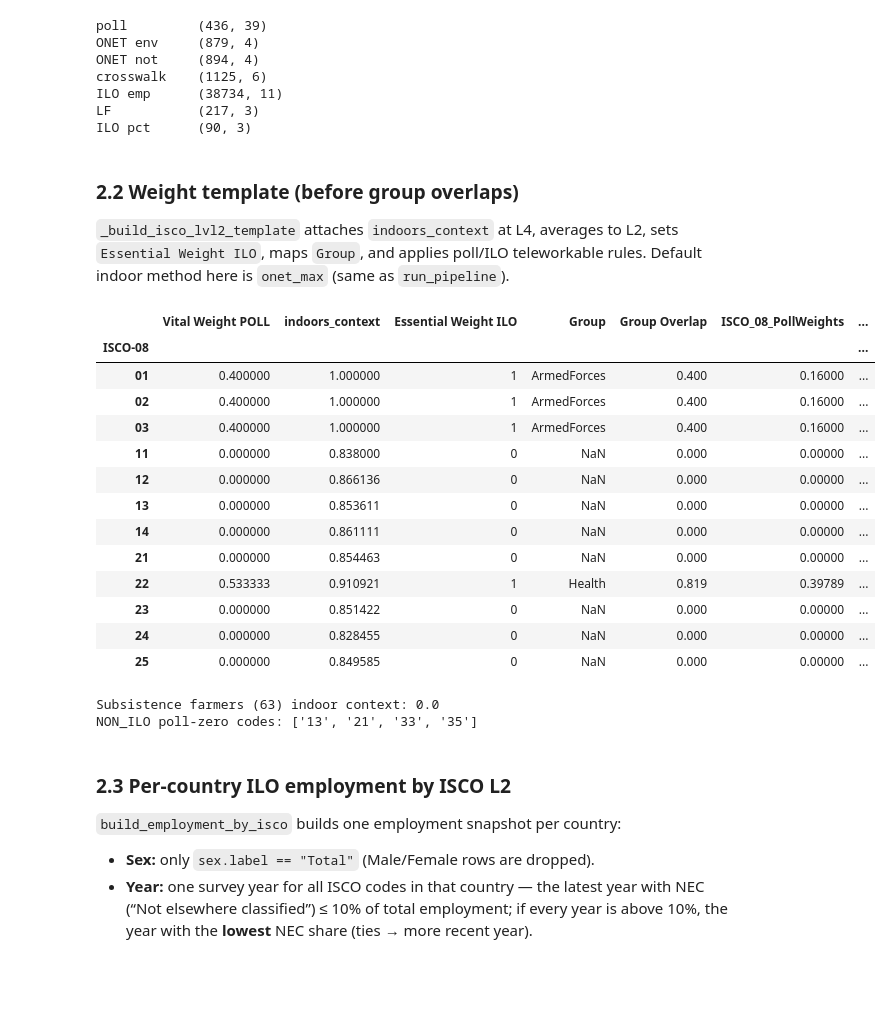
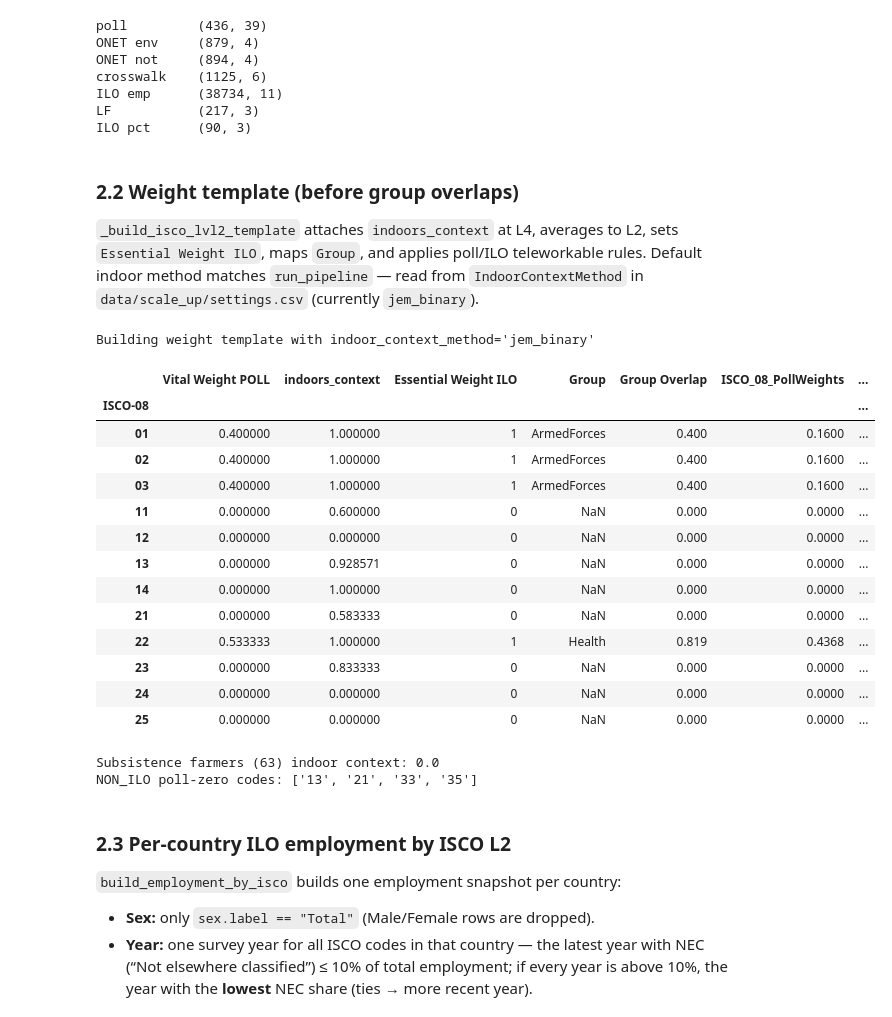
Before and after one commit to jamesmulhall/InRoomAirFilterScaleUp, a Jupyter notebook: scripts/essential_workers_processing.ipynb, the cells around one changed output. Saved outputs shown, nothing was run; the diff lists cells and outputs as text; code cells hidden in the pictures; blank space fills up the shorter version.

```diff
--- a/scripts/essential_workers_processing.ipynb
+++ b/scripts/essential_workers_processing.ipynb
@@ -130,5 +136,7 @@ outputs = ew.run_pipeline(
     write_indoor_sensitivity=True,
 )
 lf = outputs.labour_force_df
-print(f'Pipeline complete — {len(lf)} countries. See **Key results** (section 10) for manuscript numbers.')
+method = ew.load_indoor_context_method()
+print(f'Pipeline complete — {len(lf)} countries (IndoorContextMethod={method}).')
+print('See **Key results** (section 10) for manuscript numbers.')
 # %% [output]
@@ -200,45 +209,50 @@ ILO pct      (90, 3)
 
 `_build_isco_lvl2_template` attaches `indoors_context` at L4, averages to L2, sets
 `Essential Weight ILO`, maps `Group`, and applies poll/ILO teleworkable rules.
-Default indoor method here is `onet_max` (same as `run_pipeline`).
+Default indoor method matches `run_pipeline` — read from `IndoorContextMethod` in
+`data/scale_up/settings.csv` (currently `jem_binary`).
 # %%
+indoor_method = ew.load_indoor_context_method()
+jem_methods = ('jem_partial', 'jem_binary')
 weights_template = ew._build_isco_lvl2_template(
     poll_df,
     crosswalk_df,
     onet_controlled_df=onet_env_df,
     onet_not_controlled_df=onet_not_df,
-    indoor_context_method='onet_max',
-    jem_path=JEM_PATH if HAS_JEM else None,
+    indoor_context_method=indoor_method,
+    jem_path=JEM_PATH if indoor_method in jem_methods else None,
 )
+print(f'Building weight template with indoor_context_method={indoor_method!r}')
 weights = ew.apply_group_overlaps(weights_template, ew.GROUP_OVERLAP)
 
 cols = [
     'Vital Weight POLL', ew.INDOORS_CONTEXT_COLUMN, 'Essential Weight ILO',
     'Group', 'Group Overlap',
     'ISCO_08_PollWeights', 'ISCO_08_ILOWeights',
     'ISCO_08_PollWeights_Total', 'ISCO_08_ILOWeights_Total',
 ]
 display(weights[cols].head(12))
 
 print('Subsistence farmers (63) indoor context:', weights.at['63', ew.INDOORS_CONTEXT_COLUMN])
 print('NON_ILO poll-zero codes:', ew.NON_ILO_POLL_CODES)
 # %% [output]
+Building weight template with indoor_context_method='jem_binary'
 |  | Vital Weight POLL | indoors_context | Essential Weight ILO | Group | Group Overlap | ISCO_08_PollWeights | ... |
 | ISCO-08 |  |  |  |  |  |  | ... |
-| 01 | 0.400000 | 1.000000 | 1 | ArmedForces | 0.400 | 0.16000 | ... |
-| 02 | 0.400000 | 1.000000 | 1 | ArmedForces | 0.400 | 0.16000 | ... |
-| 03 | 0.400000 | 1.000000 | 1 | ArmedForces | 0.400 | 0.16000 | ... |
-| 11 | 0.000000 | 0.838000 | 0 | NaN | 0.000 | 0.00000 | ... |
-| 12 | 0.000000 | 0.866136 | 0 | NaN | 0.000 | 0.00000 | ... |
-| 13 | 0.000000 | 0.853611 | 0 | NaN | 0.000 | 0.00000 | ... |
-| 14 | 0.000000 | 0.861111 | 0 | NaN | 0.000 | 0.00000 | ... |
-| 21 | 0.000000 | 0.854463 | 0 | NaN | 0.000 | 0.00000 | ... |
-| 22 | 0.533333 | 0.910921 | 1 | Health | 0.819 | 0.39789 | ... |
-| 23 | 0.000000 | 0.851422 | 0 | NaN | 0.000 | 0.00000 | ... |
-| 24 | 0.000000 | 0.828455 | 0 | NaN | 0.000 | 0.00000 | ... |
-| 25 | 0.000000 | 0.849585 | 0 | NaN | 0.000 | 0.00000 | ... |
+| 01 | 0.400000 | 1.000000 | 1 | ArmedForces | 0.400 | 0.1600 | ... |
+| 02 | 0.400000 | 1.000000 | 1 | ArmedForces | 0.400 | 0.1600 | ... |
+| 03 | 0.400000 | 1.000000 | 1 | ArmedForces | 0.400 | 0.1600 | ... |
+| 11 | 0.000000 | 0.600000 | 0 | NaN | 0.000 | 0.0000 | ... |
+| 12 | 0.000000 | 0.000000 | 0 | NaN | 0.000 | 0.0000 | ... |
+| 13 | 0.000000 | 0.928571 | 0 | NaN | 0.000 | 0.0000 | ... |
+| 14 | 0.000000 | 1.000000 | 0 | NaN | 0.000 | 0.0000 | ... |
+| 21 | 0.000000 | 0.583333 | 0 | NaN | 0.000 | 0.0000 | ... |
+| 22 | 0.533333 | 1.000000 | 1 | Health | 0.819 | 0.4368 | ... |
+| 23 | 0.000000 | 0.833333 | 0 | NaN | 0.000 | 0.0000 | ... |
+| 24 | 0.000000 | 0.000000 | 0 | NaN | 0.000 | 0.0000 | ... |
+| 25 | 0.000000 | 0.000000 | 0 | NaN | 0.000 | 0.0000 | ... |
-Subsistence farmers (63) indoor context: 0.0
-NON_ILO poll-zero codes: ['13', '21', '33', '35']
+Subsistence farmers (63) indoor context: 0.0
+NON_ILO poll-zero codes: ['13', '21', '33', '35']
 # %% [markdown]
 ### 2.3 Per-country ILO employment by ISCO L2
 
```
Also changed, not shown: parts of 22 cells of this notebook, 58 other files.
